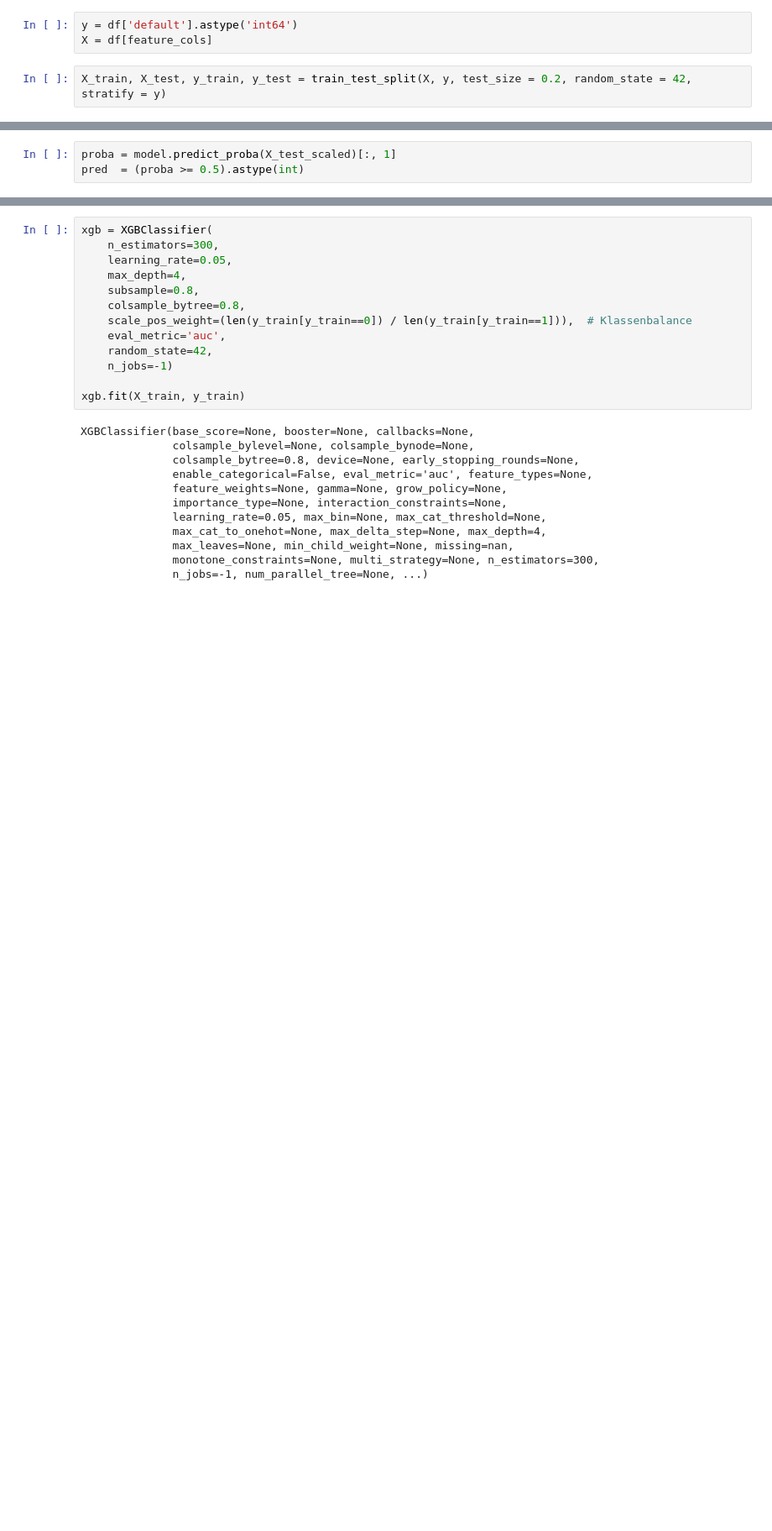
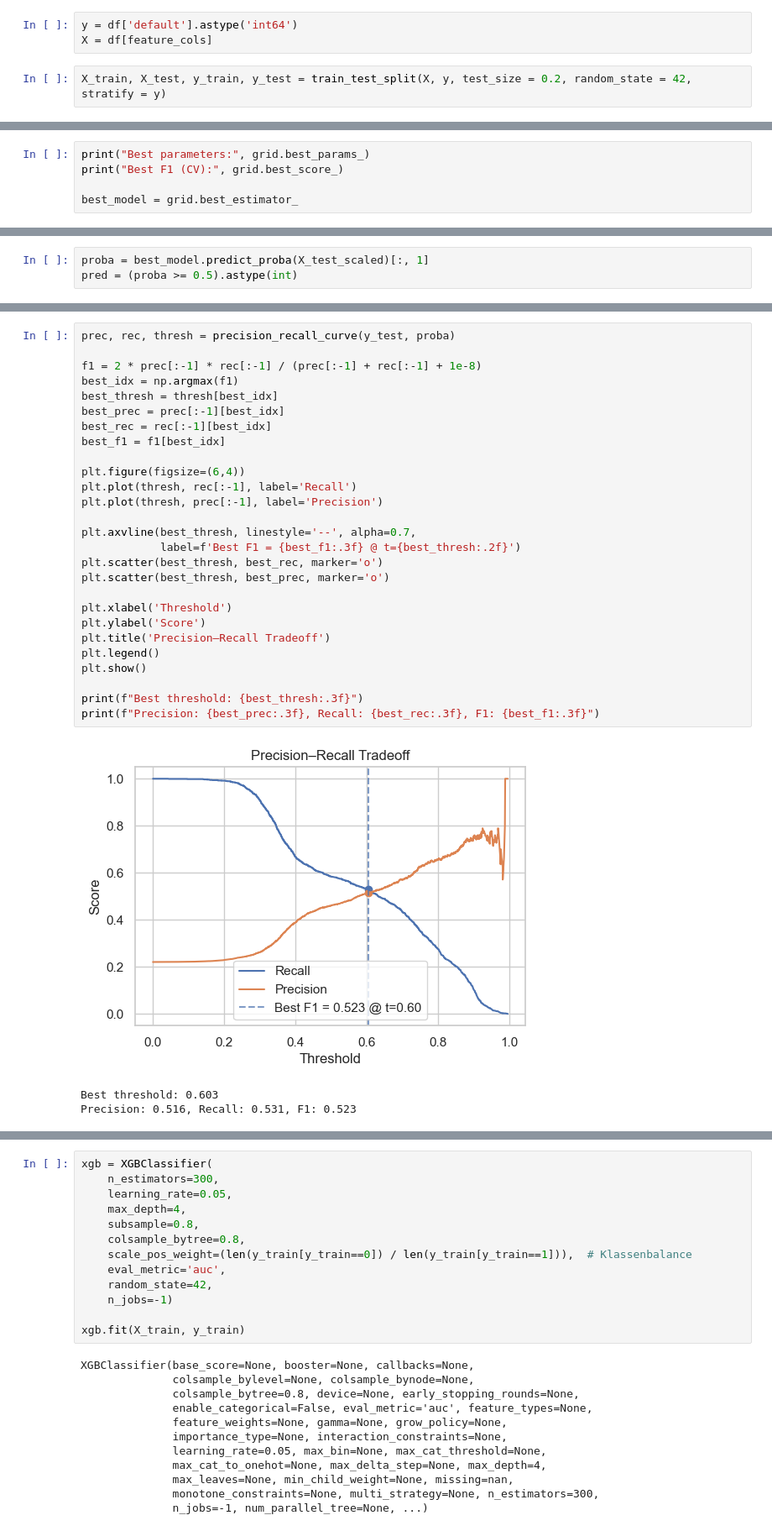
Before and after one commit to seue24/Risk-Management, a Jupyter notebook: QRM_Assignment Kopie.ipynb, the cells around one changed output, grey strips where cells are left out. Shown at 84% size. Saved outputs shown, nothing was run; the diff lists cells and outputs as text; blank space fills up the shorter version.

```diff
--- a/QRM_Assignment Kopie.ipynb
+++ b/QRM_Assignment Kopie.ipynb
@@ -457,0 +556,5 @@ LogisticRegression(class_weight='balanced', max_iter=1000, random_state=42)
+# %%
+print("Best parameters:", grid.best_params_)
+print("Best F1 (CV):", grid.best_score_)
+
+best_model = grid.best_estimator_
@@ -458,6 +564,6 @@ LogisticRegression(class_weight='balanced', max_iter=1000, random_state=42)
 # %%
-proba = model.predict_proba(X_test_scaled)[:, 1]
-pred  = (proba >= 0.5).astype(int)
+proba = best_model.predict_proba(X_test_scaled)[:, 1]
+pred = (proba >= 0.5).astype(int)
 # %%
 print("ROC-AUC:", round(roc_auc_score(y_test, proba), 4))
 print("\nConfusion matrix:\n", confusion_matrix(y_test, pred))
@@ -480,0 +587,31 @@ weighted avg      0.784     0.756     0.766      6000
+# %%
+prec, rec, thresh = precision_recall_curve(y_test, proba)
+
+f1 = 2 * prec[:-1] * rec[:-1] / (prec[:-1] + rec[:-1] + 1e-8)
+best_idx = np.argmax(f1)
+best_thresh = thresh[best_idx]
+best_prec = prec[:-1][best_idx]
+best_rec = rec[:-1][best_idx]
+best_f1 = f1[best_idx]
+
+plt.figure(figsize=(6,4))
+plt.plot(thresh, rec[:-1], label='Recall')
+plt.plot(thresh, prec[:-1], label='Precision')
+
+plt.axvline(best_thresh, linestyle='--', alpha=0.7,
+            label=f'Best F1 = {best_f1:.3f} @ t={best_thresh:.2f}')
+plt.scatter(best_thresh, best_rec, marker='o')
+plt.scatter(best_thresh, best_prec, marker='o')
+
+plt.xlabel('Threshold')
+plt.ylabel('Score')
+plt.title('Precision–Recall Tradeoff')
+plt.legend()
+plt.show()
+
+print(f"Best threshold: {best_thresh:.3f}")
+print(f"Precision: {best_prec:.3f}, Recall: {best_rec:.3f}, F1: {best_f1:.3f}")
+# %% [output]
+[figure, added]
+Best threshold: 0.603
+Precision: 0.516, Recall: 0.531, F1: 0.523
```
Also changed, not shown: parts of 24 cells of this notebook, 1 other file.
